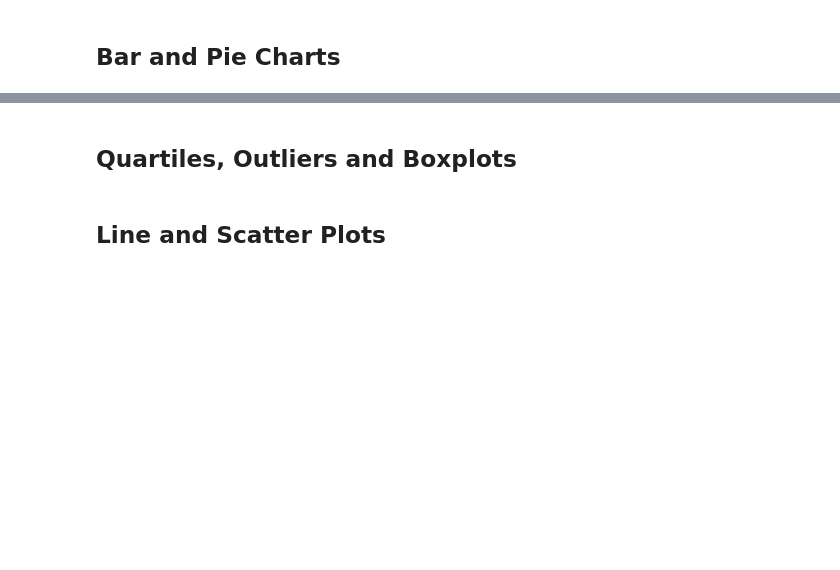
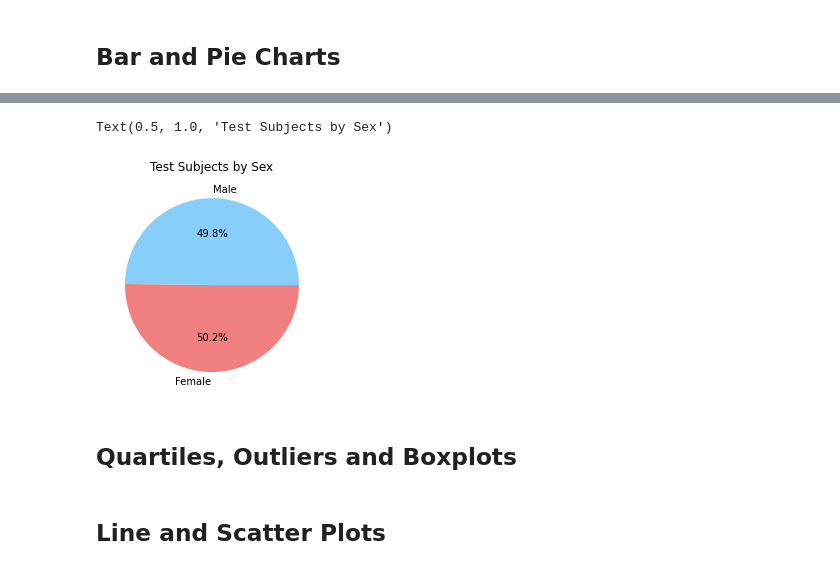
Before and after one commit to alysiadugan4/Cancer-Medication-Analysis, a Jupyter notebook: Pymaceuticals/pymaceuticals_final.ipynb, the cells around one changed output, grey strips where cells are left out. Saved outputs shown, nothing was run; the diff lists cells and outputs as text; code cells hidden in the pictures; blank space fills up the shorter version.

```diff
--- a/Pymaceuticals/pymaceuticals_final.ipynb
+++ b/Pymaceuticals/pymaceuticals_final.ipynb
@@ -60,7 +165,17 @@ len(study_merge["Mouse ID"].unique())
 # %%
 # Generate a pie plot showing the distribution of female versus male mice using pandas
+sex_group = unique_data.groupby("Sex")
+
+count = sex_group["Mouse ID"].nunique()
 # %%
 # Generate a pie plot showing the distribution of female versus male mice using pyplot
+labels = ["Male","Female"]
+colors = ["lightskyblue","lightcoral"]
+plt.pie(count,labels = labels,colors = colors,autopct = "%1.1f%%")
+plt.title("Test Subjects by Sex")
+# %% [output]
+Text(0.5, 1.0, 'Test Subjects by Sex')
+[figure, added]
 # %% [markdown]
 ## Quartiles, Outliers and Boxplots
 # %%
```
Also changed, not shown: parts of 9 cells of this notebook.
